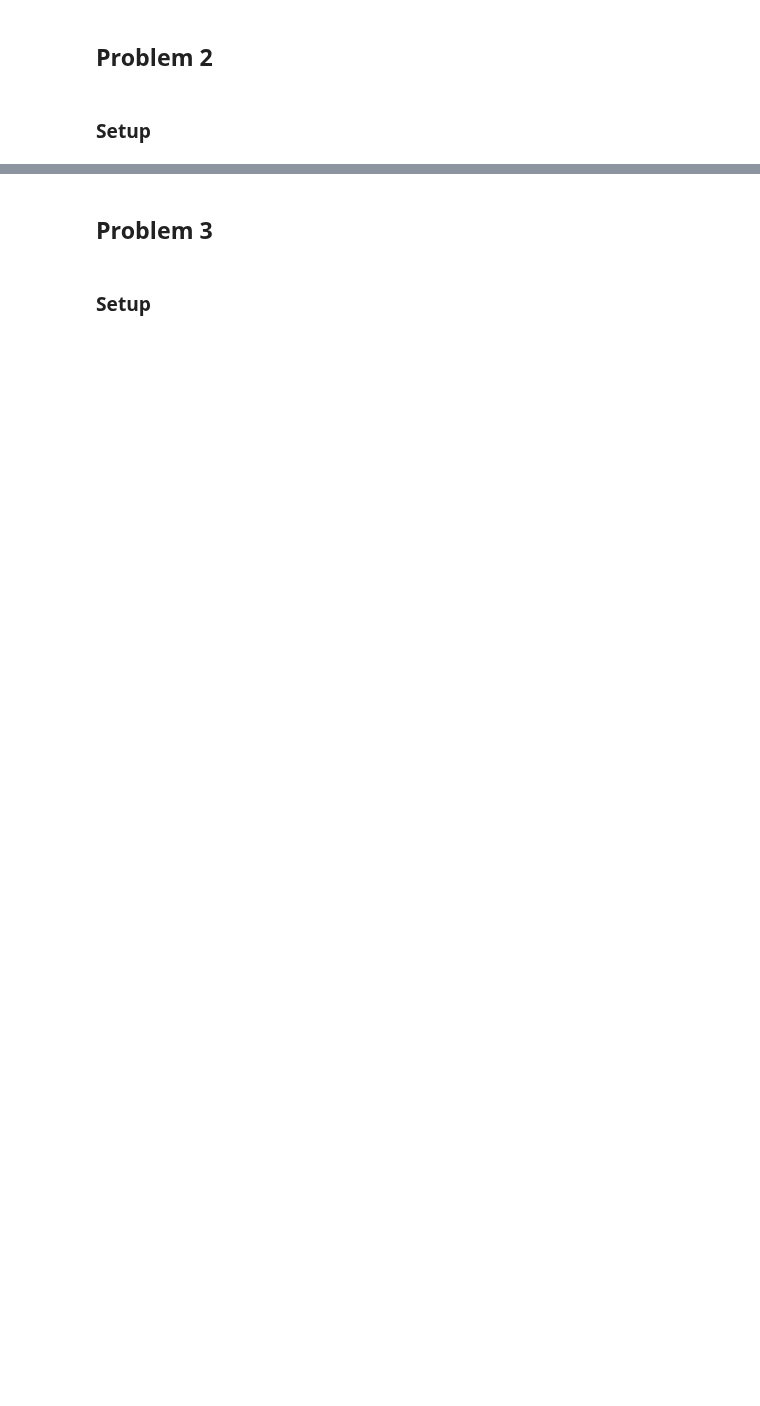
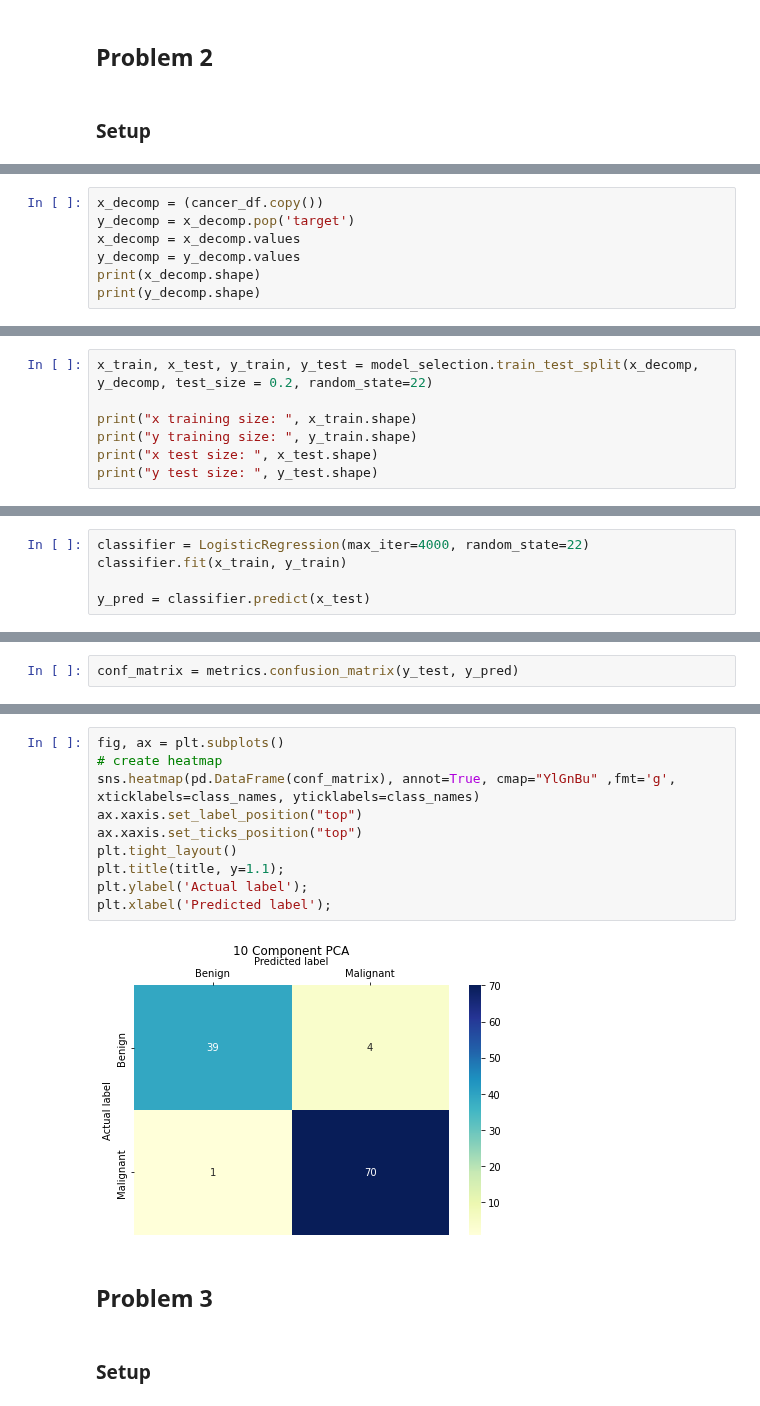
Before and after one commit to A-Hudson-0117/MachineLearning-Intro, a Jupyter notebook: naïve bayesian (hw 3)/naïve bayesian.ipynb, the cells around one changed output, grey strips where cells are left out. Saved outputs shown, nothing was run; the diff lists cells and outputs as text; blank space fills up the shorter version.

```diff
--- a/naïve bayesian (hw 3)/naïve bayesian.ipynb
+++ b/naïve bayesian (hw 3)/naïve bayesian.ipynb
@@ -88,0 +215,7 @@ print(y_true.shape)
+# %%
+x_decomp = (cancer_df.copy())
+y_decomp = x_decomp.pop('target')
+x_decomp = x_decomp.values
+y_decomp = y_decomp.values
+print(x_decomp.shape)
+print(y_decomp.shape)
@@ -88,0 +225,7 @@ print(y_true.shape)
+# %%
+x_train, x_test, y_train, y_test = model_selection.train_test_split(x_decomp, y_decomp, test_size = 0.2, random_state=22)
+
+print("x training size: ", x_train.shape)
+print("y training size: ", y_train.shape)
+print("x test size: ", x_test.shape)
+print("y test size: ", y_test.shape)
@@ -88,0 +239,5 @@ print(y_true.shape)
+# %%
+classifier = LogisticRegression(max_iter=4000, random_state=22)
+classifier.fit(x_train, y_train)
+
+y_pred = classifier.predict(x_test)
@@ -88,0 +246,2 @@ print(y_true.shape)
+# %%
+conf_matrix = metrics.confusion_matrix(y_test, y_pred)
@@ -89,3 +260,15 @@ print(y_true.shape)
+# %%
+fig, ax = plt.subplots()
+# create heatmap
+sns.heatmap(pd.DataFrame(conf_matrix), annot=True, cmap="YlGnBu" ,fmt='g', xticklabels=class_names, yticklabels=class_names)
+ax.xaxis.set_label_position("top")
+ax.xaxis.set_ticks_position("top")
+plt.tight_layout()
+plt.title(title, y=1.1);
+plt.ylabel('Actual label');
+plt.xlabel('Predicted label');
+# %% [output]
+[figure, added]
 # %% [markdown]
 ## Problem 3
 # %% [markdown]
```
Also changed, not shown: parts of 33 cells of this notebook.
